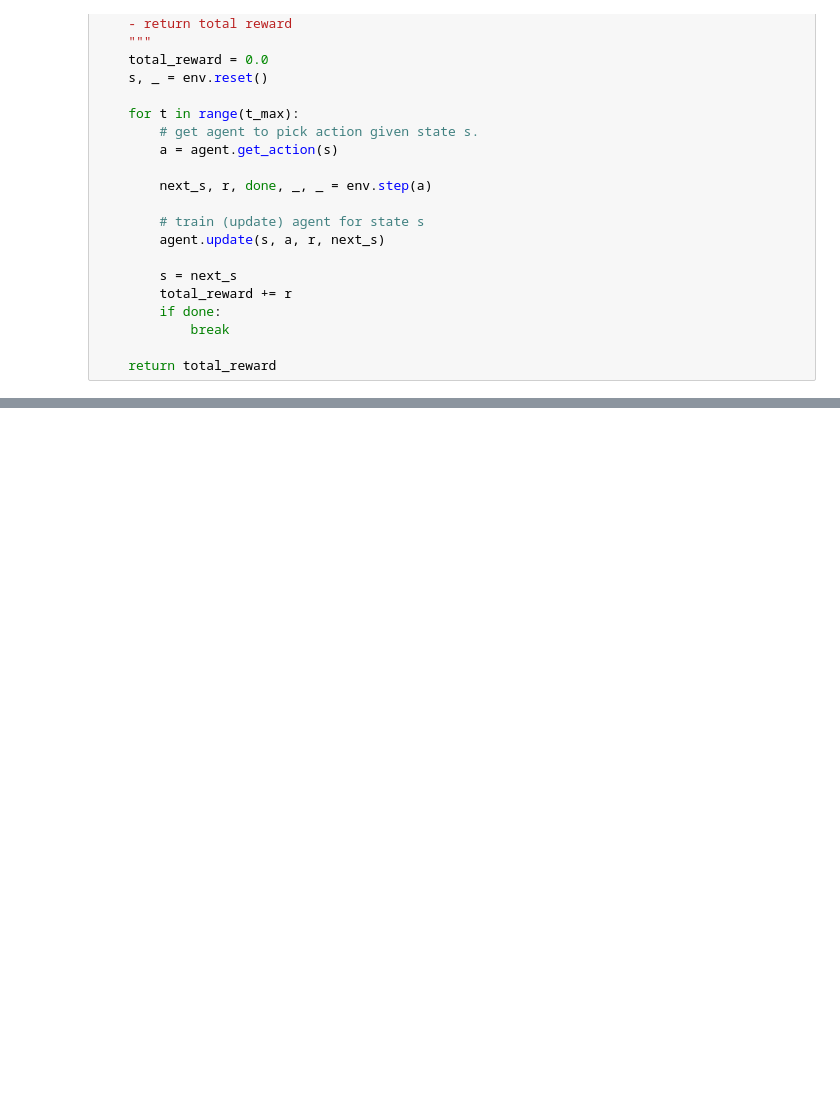
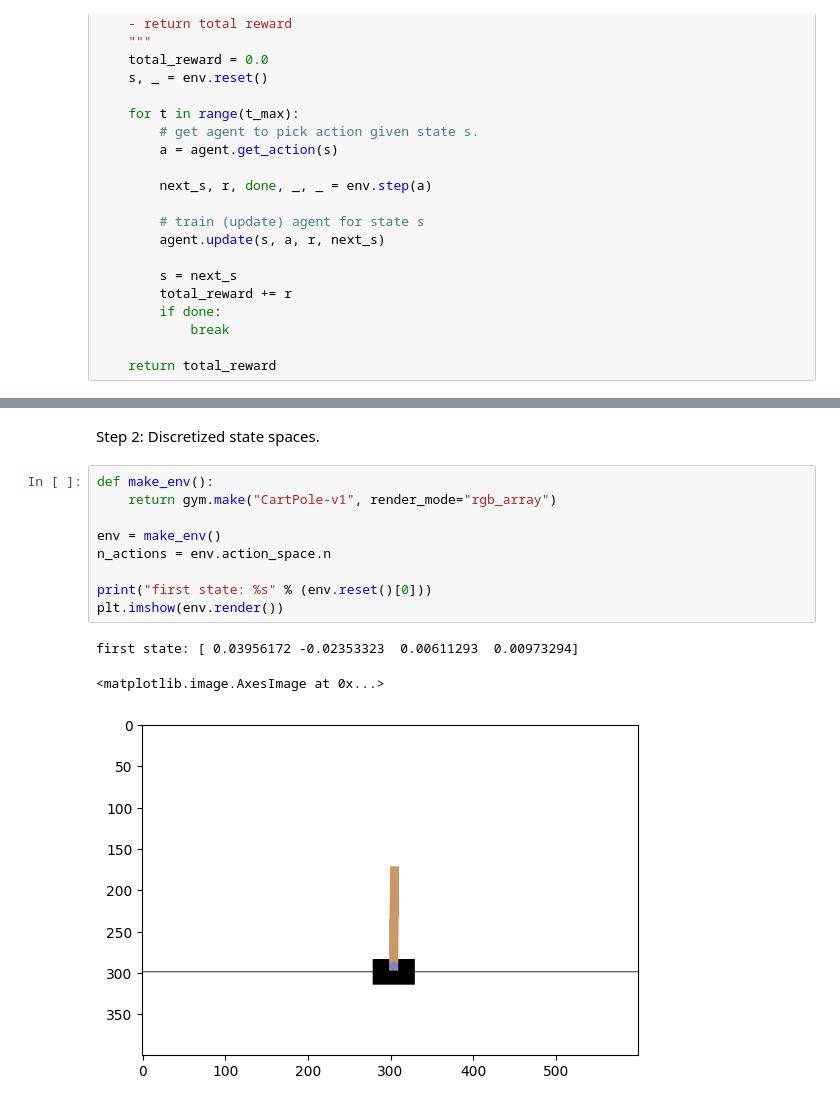
Before and after one commit to UlyanaGru/MLRun3, a Jupyter notebook: mlrun3.ipynb, the cells around one changed output, grey strips where cells are left out. Saved outputs shown, nothing was run; the diff lists cells and outputs as text; blank space fills up the shorter version.

```diff
--- a/mlrun3.ipynb
+++ b/mlrun3.ipynb
@@ -263,0 +264,15 @@ AssertionError:
+# %% [markdown]
+Step 2: Discretized state spaces.
+# %%
+def make_env():
+    return gym.make("CartPole-v1", render_mode="rgb_array")
+
+env = make_env()
+n_actions = env.action_space.n
+
+print("first state: %s" % (env.reset()[0]))
+plt.imshow(env.render())
+# %% [output]
+first state: [ 0.03956172 -0.02353323  0.00611293  0.00973294]
+<matplotlib.image.AxesImage at 0x...>
+[figure, added]
```
Also changed, not shown: parts of 3 cells of this notebook.
